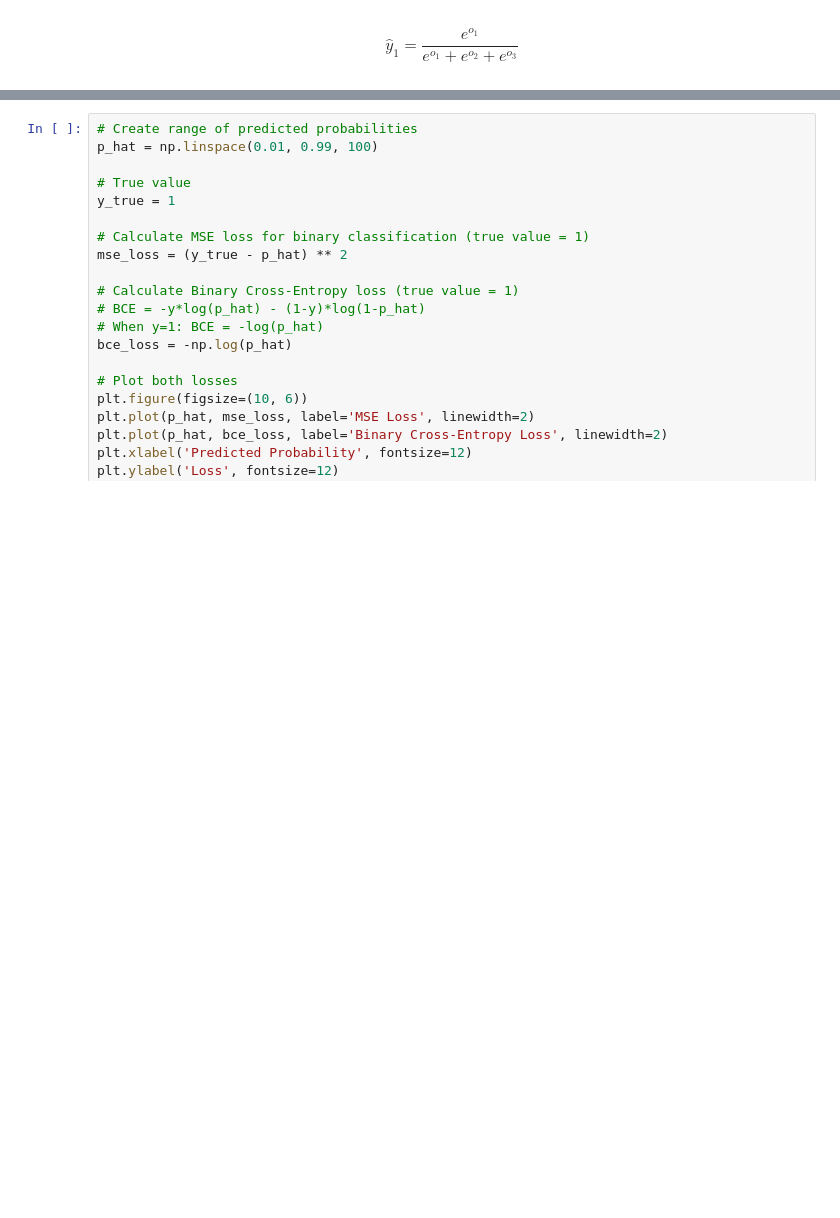
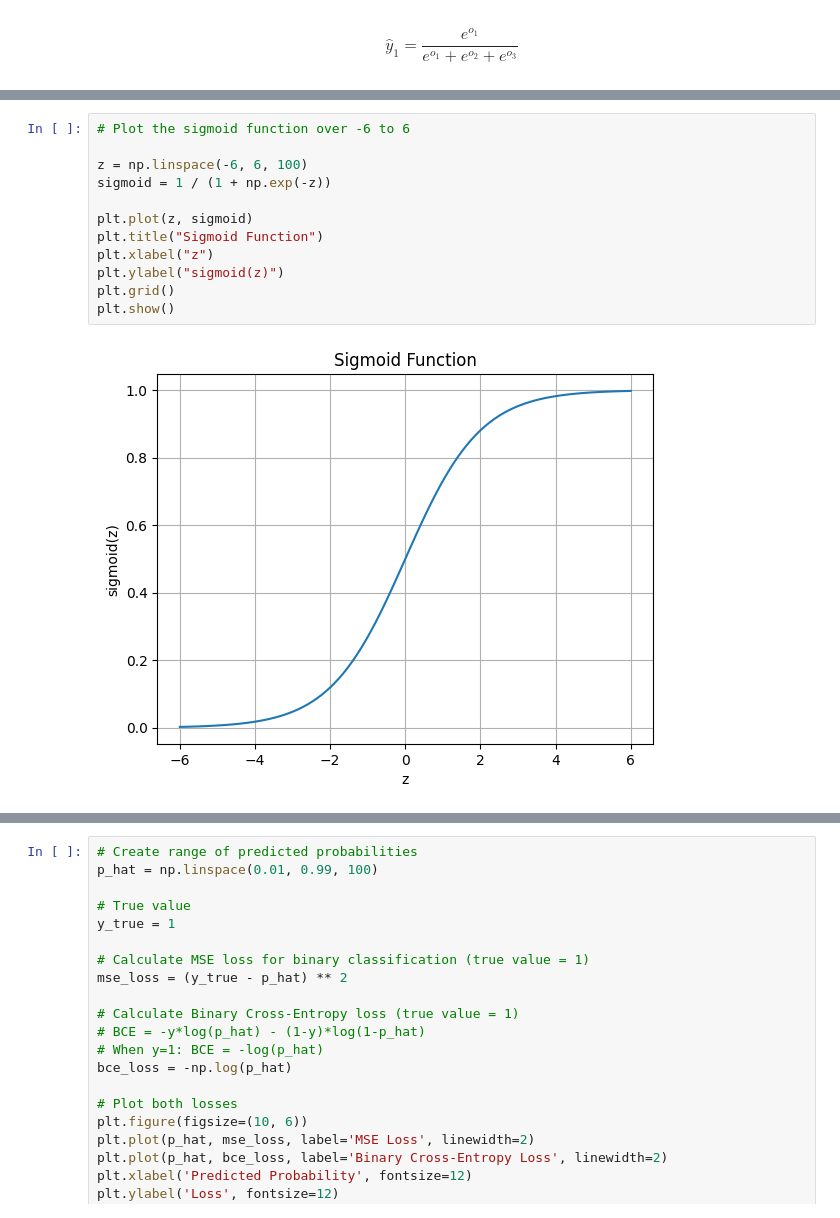
Before and after one commit to febse/ta2025, a Jupyter notebook: 03-03-ANN-Classification.ipynb, the cells around one changed output, grey strips where cells are left out. Drawn from its saved outputs; the diff is of its cells as text; blank space fills up the shorter version.

```diff
--- a/03-03-ANN-Classification.ipynb
+++ b/03-03-ANN-Classification.ipynb
@@ -219,0 +400,14 @@ $$
+# %%
+# Plot the sigmoid function over -6 to 6
+
+z = np.linspace(-6, 6, 100)
+sigmoid = 1 / (1 + np.exp(-z))
+
+plt.plot(z, sigmoid)
+plt.title("Sigmoid Function")
+plt.xlabel("z")
+plt.ylabel("sigmoid(z)")
+plt.grid()
+plt.show()
+# %% [output]
+[figure, added]
```
Also changed, not shown: parts of 52 cells of this notebook, 1 other file.
